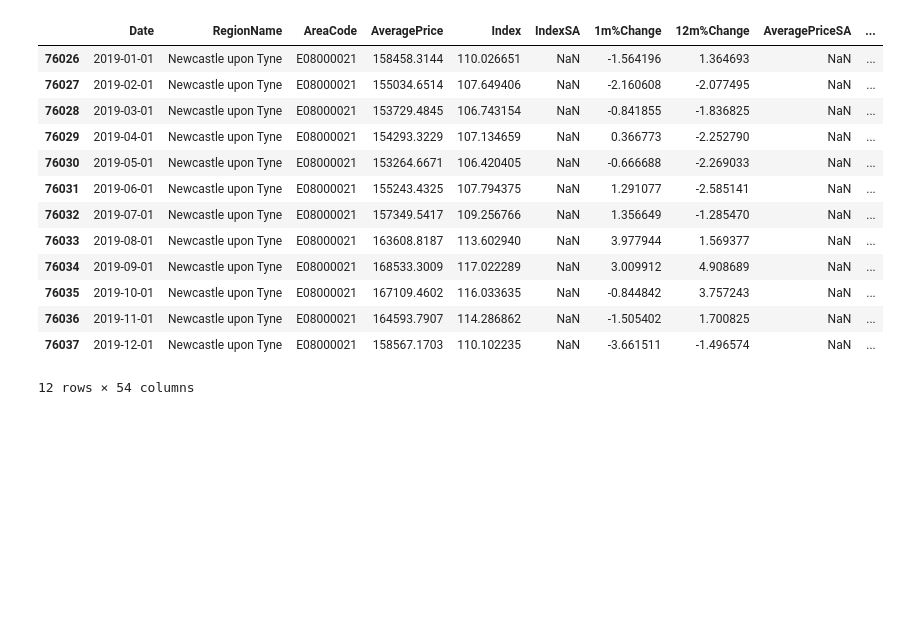
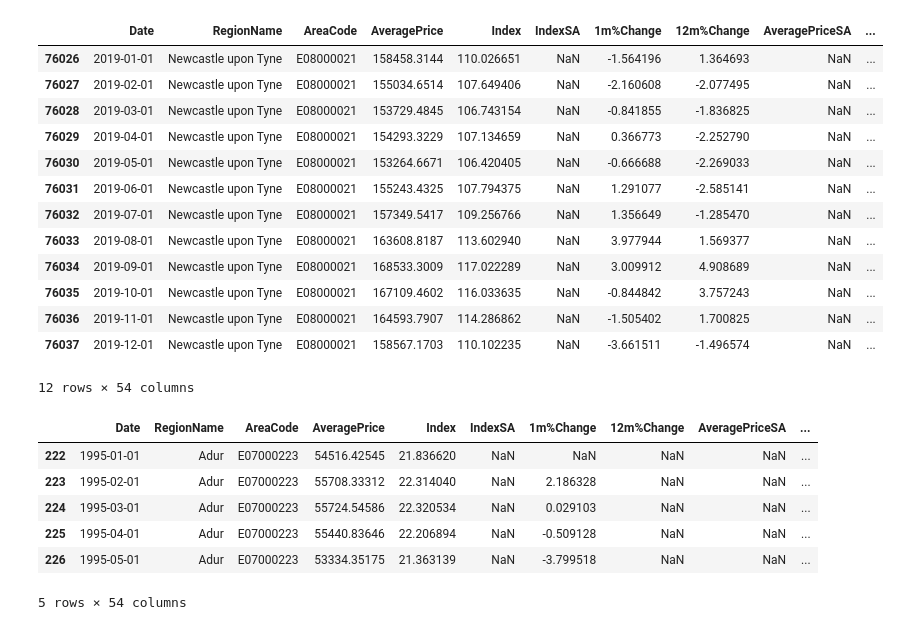
Before and after one commit to rizdiaprilian/MLOps_Zoomcamp, a Jupyter notebook: UK_house_price/EDA and Forecasting.ipynb, the cells around one changed output. Drawn from its saved outputs; the diff is of its cells as text; code cells hidden in the pictures; blank space fills up the shorter version.

```diff
--- a/UK_house_price/EDA and Forecasting.ipynb
+++ b/UK_house_price/EDA and Forecasting.ipynb
@@ -567,3 +567,14 @@ hpi_newcastle.loc[hpi_newcastle['Date'].between('2018-12-31','2019-12-31', inclu
 | 76036 | 2019-11-01 | Newcastle upon Tyne | E08000021 | 164593.7907 | 114.286862 | NaN | -1.505402 | 1.700825 | NaN | ... |
 | 76037 | 2019-12-01 | Newcastle upon Tyne | E08000021 | 158567.1703 | 110.102235 | NaN | -3.661511 | -1.496574 | NaN | ... |
 12 rows × 54 columns
+# %%
+df_hpi_full['Date'] = pd.to_datetime(df_hpi_full['Date']).dt.strftime('%Y-%d-%m')
+df_hpi_full[df_hpi_full['Date'].str[:4].isin(['1995'])].head()
+# %% [output]
+|  | Date | RegionName | AreaCode | AveragePrice | Index | IndexSA | 1m%Change | 12m%Change | AveragePriceSA | ... |
+| 222 | 1995-01-01 | Adur | E07000223 | 54516.42545 | 21.836620 | NaN | NaN | NaN | NaN | ... |
+| 223 | 1995-02-01 | Adur | E07000223 | 55708.33312 | 22.314040 | NaN | 2.186328 | NaN | NaN | ... |
+| 224 | 1995-03-01 | Adur | E07000223 | 55724.54586 | 22.320534 | NaN | 0.029103 | NaN | NaN | ... |
+| 225 | 1995-04-01 | Adur | E07000223 | 55440.83646 | 22.206894 | NaN | -0.509128 | NaN | NaN | ... |
+| 226 | 1995-05-01 | Adur | E07000223 | 53334.35175 | 21.363139 | NaN | -3.799518 | NaN | NaN | ... |
+5 rows × 54 columns
```
Also changed, not shown: parts of 7 cells of this notebook, 8 other files.
